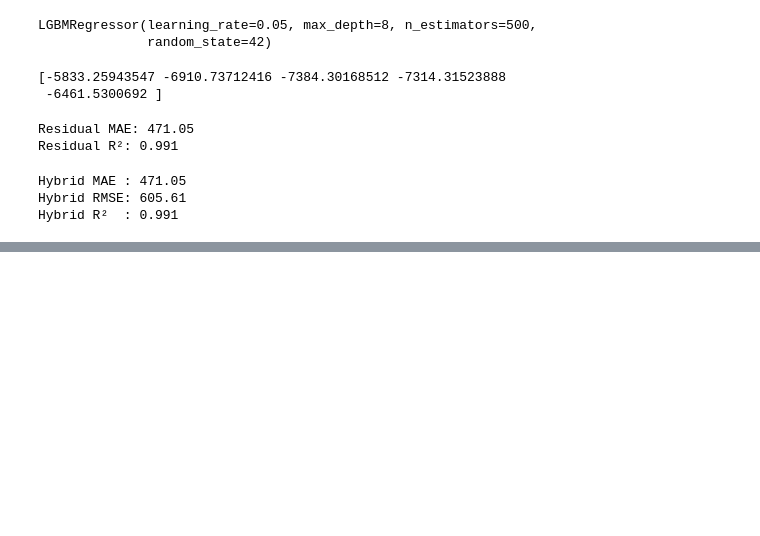
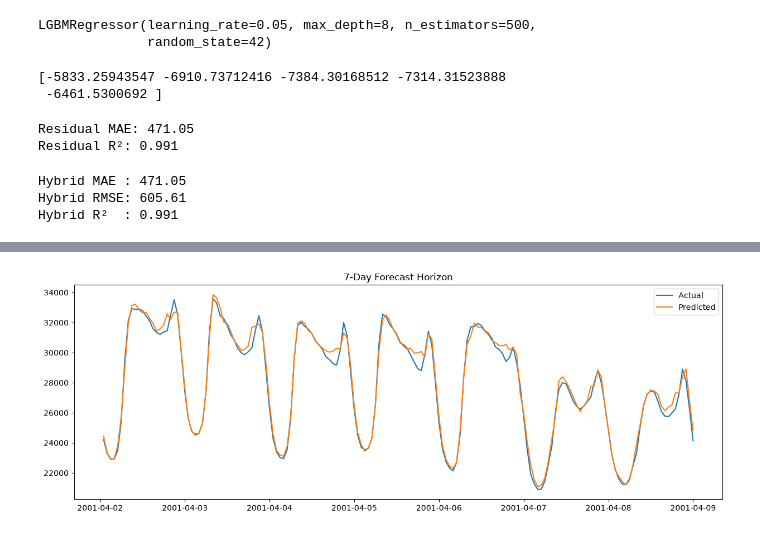
Before and after one commit to ksanu1011/DemandSense-AI, a Jupyter notebook: notebooks/03_modeling.ipynb, the cells around one changed output, grey strips where cells are left out. Drawn from its saved outputs; the diff is of its cells as text; code cells hidden in the pictures; blank space fills up the shorter version.

```diff
--- a/notebooks/03_modeling.ipynb
+++ b/notebooks/03_modeling.ipynb
@@ -293,0 +327,7 @@ Hybrid R²  : 0.991
+# %%
+comparison = pd.DataFrame({
+    "Actual": actual_demand,
+    "Predicted": final_prediction
+})
+
+comparison.head()
@@ -293,0 +342,24 @@ Hybrid R²  : 0.991
+# %%
+comparison_7days = comparison.iloc[:24*7]
+
+plt.figure(figsize=(15,5))
+
+plt.plot(
+    comparison_7days.index,
+    comparison_7days["Actual"],
+    label="Actual"
+)
+
+plt.plot(
+    comparison_7days.index,
+    comparison_7days["Predicted"],
+    label="Predicted"
+)
+
+plt.legend()
+
+plt.title("7-Day Forecast Horizon")
+
+plt.show()
+# %% [output]
+[figure, added]
```
Also changed, not shown: parts of 16 cells of this notebook, 7 other files.
